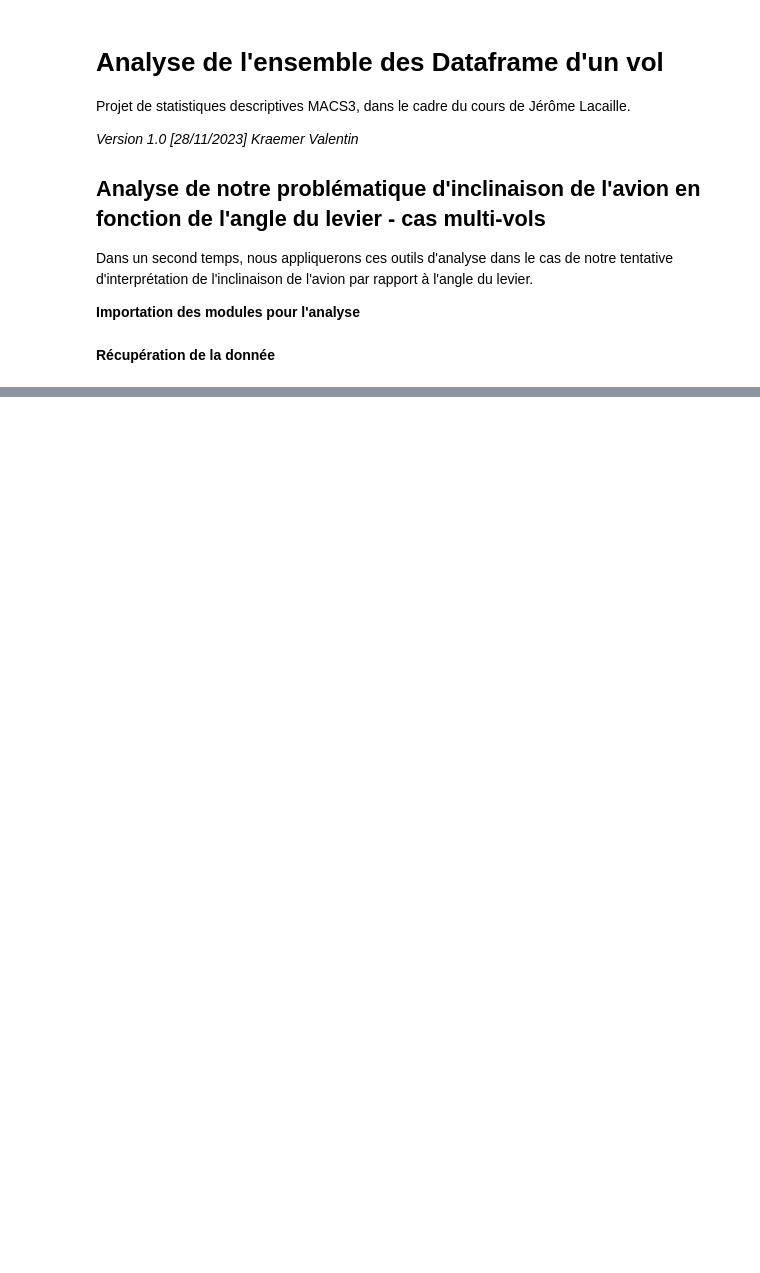
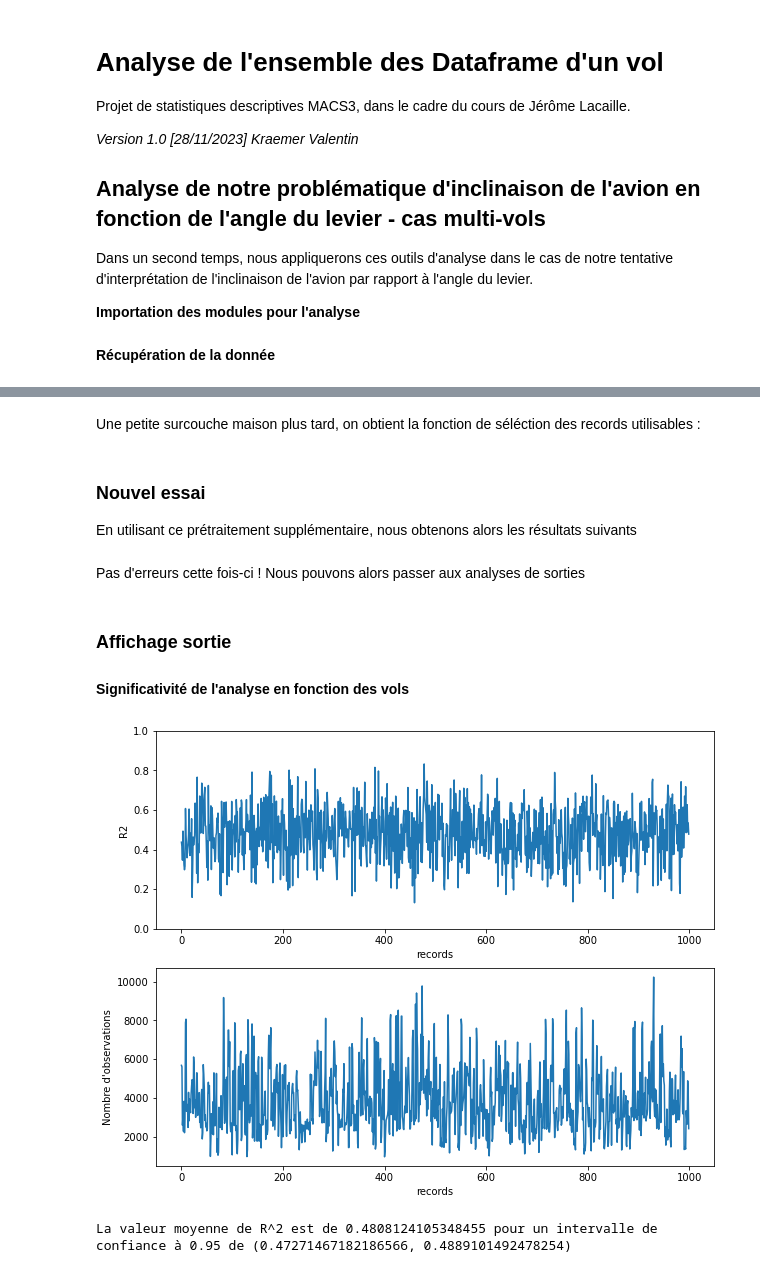
Before and after one commit to KrValentin/stats_descriptive_project, a Jupyter notebook: livrable/vkr_flight_analysis.ipynb, the cells around one changed output, grey strips where cells are left out. Saved outputs shown, nothing was run; the diff lists cells and outputs as text; code cells hidden in the pictures; blank space fills up the shorter version.

```diff
--- a/livrable/vkr_flight_analysis.ipynb
+++ b/livrable/vkr_flight_analysis.ipynb
@@ -36,0 +89,44 @@ Rappelons que l'on dispose des fonctions * *
+# %% [markdown]
+Une petite surcouche maison plus tard, on obtient la fonction de séléction des records utilisables :
+# %%
+def select_ddf(ddf):
+    """
+    select_ddf function
+    @author : Kraemer Valentin
+    Surcouche de la fonction eliminate_records de Félix Husson
+
+    Input :
+        ddf : dask.dataframe que l'on souhaite traiter pour éliminer les dataframes problématiques
+
+    Output :
+        ddf : dask.dataframe sans les dataframes problématiques
+    """
+    I = ddf.map_partitions(lambda df: eliminate_records(df)).compute()
+    return ddf.partitions[I==False]
+# %% [markdown]
+### Nouvel essai
+
+En utilisant ce prétraitement supplémentaire, nous obtenons alors les résultats suivants
+# %%
+# selection des records non corrompus
+ddf2 = select_ddf(ddf)
+
+# nouveau dask dataframe sur les angles
+ddf_study= ddf2.map_partitions(lambda df : angle_analysis(df))
+
+# regression lineaire sur chaque vols
+formula = 'theta_levier~theta_vitesse'
+regression_dict = ddf_study.map_partitions(lambda df : regression(df, formula)).compute()
+
+# collecte de la liste des dictionnaires sous la forme d'un dataframe
+df_reg = generate_df_reg(regression_dict)
+# %% [markdown]
+Pas d'erreurs cette fois-ci ! Nous pouvons alors passer aux analyses de sorties
+# %% [markdown]
+### Affichage sortie
+
+#### Significativité de l'analyse en fonction des vols
+# %%
+afficher_significativite(df_reg)
+# %% [output]
+[figure, added]
@@ -36,0 +144,4 @@ Rappelons que l'on dispose des fonctions * *
+# %%
+print(f"La valeur moyenne de R^2 est de {df_reg['R2'].mean()} pour un intervalle de confiance à 0.95 de {interval_conf('R2', df_reg, alpha = 0.95)}")
+# %% [output]
+La valeur moyenne de R^2 est de 0.4808124105348455 pour un intervalle de confiance à 0.95 de (0.47271467182186566, 0.4889101492478254)
```
Also changed, not shown: parts of 16 cells of this notebook, 3 other files.
